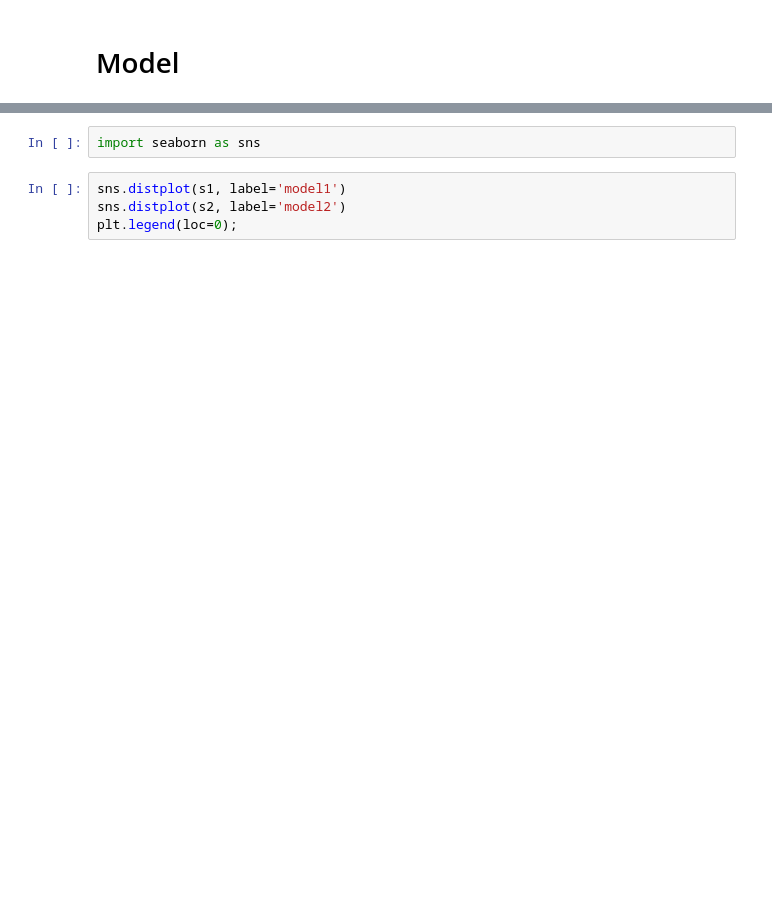
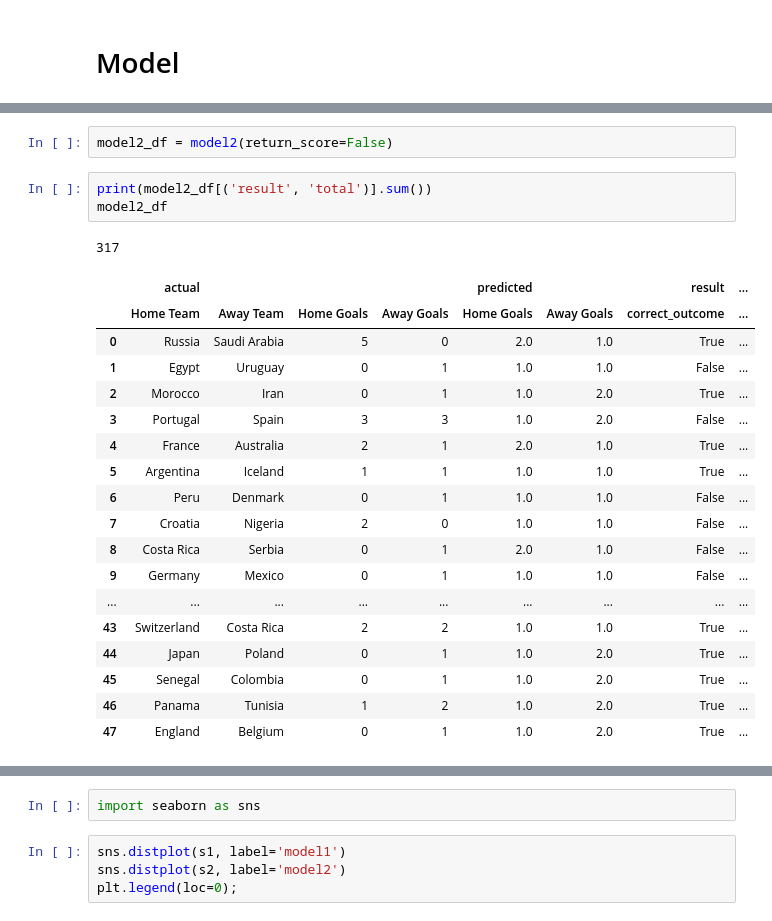
Before and after one commit to samuelsinayoko/worldcup, a Jupyter notebook: worldcup.ipynb, the cells around one changed output, grey strips where cells are left out. Saved outputs shown, nothing was run; the diff lists cells and outputs as text; blank space fills up the shorter version.

```diff
--- a/worldcup.ipynb
+++ b/worldcup.ipynb
@@ -376,3 +404,28 @@ model2()
+# %%
+model2_df = model2(return_score=False)
+# %%
+print(model2_df[('result', 'total')].sum())
+model2_df
+# %% [output]
+317
+|  | actual |  |  |  | predicted |  | result | ... |
+|  | Home Team | Away Team | Home Goals | Away Goals | Home Goals | Away Goals | correct_outcome | ... |
+| 0 | Russia | Saudi Arabia | 5 | 0 | 2.0 | 1.0 | True | ... |
+| 1 | Egypt | Uruguay | 0 | 1 | 1.0 | 1.0 | False | ... |
+| 2 | Morocco | Iran | 0 | 1 | 1.0 | 2.0 | True | ... |
+| 3 | Portugal | Spain | 3 | 3 | 1.0 | 2.0 | False | ... |
+| 4 | France | Australia | 2 | 1 | 2.0 | 1.0 | True | ... |
+| 5 | Argentina | Iceland | 1 | 1 | 1.0 | 1.0 | True | ... |
+| 6 | Peru | Denmark | 0 | 1 | 1.0 | 1.0 | False | ... |
+| 7 | Croatia | Nigeria | 2 | 0 | 1.0 | 1.0 | False | ... |
+| 8 | Costa Rica | Serbia | 0 | 1 | 2.0 | 1.0 | False | ... |
+| 9 | Germany | Mexico | 0 | 1 | 1.0 | 1.0 | False | ... |
+| ... | ... | ... | ... | ... | ... | ... | ... | ... |
+| 43 | Switzerland | Costa Rica | 2 | 2 | 1.0 | 1.0 | True | ... |
+| 44 | Japan | Poland | 0 | 1 | 1.0 | 2.0 | True | ... |
+| 45 | Senegal | Colombia | 0 | 1 | 1.0 | 2.0 | True | ... |
+| 46 | Panama | Tunisia | 1 | 2 | 1.0 | 2.0 | True | ... |
+| 47 | England | Belgium | 0 | 1 | 1.0 | 2.0 | True | ... |
 # %%
 s1 = simu(model1)
 s1.mean(), s1.std()
```
Also changed, not shown: parts of 19 cells of this notebook.
